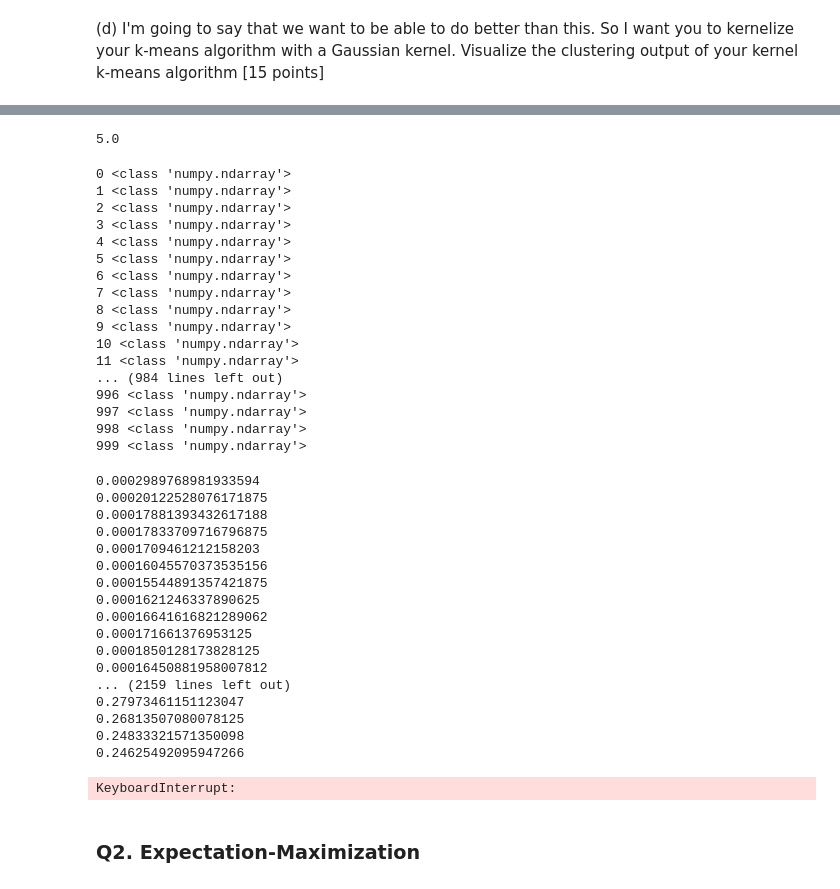
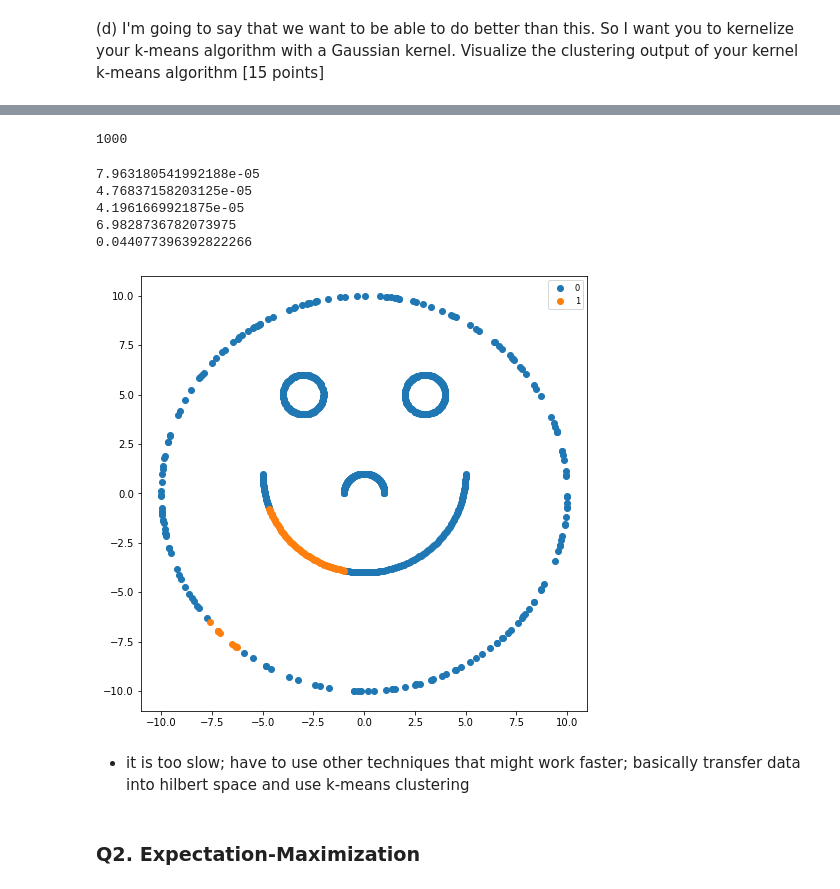
Before and after one commit to sunil-dhaka/ml-course-work, a Jupyter notebook: assign4.ipynb, the cells around one changed output, grey strips where cells are left out. Cells and saved outputs as stored; diff of their text form; code cells hidden in the pictures.

Commit message:
modify kernel dist to work much more fatster; but still it is too slow

```diff
--- a/assign4.ipynb
+++ b/assign4.ipynb
@@ -319,31 +311,3 @@ pair_kernel_dist(X[0,],X[3,])
-# %%
-return_array=np.empty(5)
-for i in range(5):
-    return_array[i]=1
-np.sum(return_array)
-# %% [output]
-5.0
-# %%
-for i,point1 in enumerate(X):
-    print(i,type(point1))
-# %% [output]
-0 <class 'numpy.ndarray'>
-1 <class 'numpy.ndarray'>
-2 <class 'numpy.ndarray'>
-3 <class 'numpy.ndarray'>
-4 <class 'numpy.ndarray'>
-5 <class 'numpy.ndarray'>
-6 <class 'numpy.ndarray'>
-7 <class 'numpy.ndarray'>
-8 <class 'numpy.ndarray'>
-9 <class 'numpy.ndarray'>
-10 <class 'numpy.ndarray'>
-11 <class 'numpy.ndarray'>
-... (984 lines left out)
-996 <class 'numpy.ndarray'>
-997 <class 'numpy.ndarray'>
-998 <class 'numpy.ndarray'>
-999 <class 'numpy.ndarray'>
 # %%
 from time import time
 # set this variable to change lambda in guassian kernel
@@ -494,3 +458,7 @@ def get_kernel_KMeans_clusters(X,n_cluster=4,init_style='k-means',n_iter=2):
     return tmp_cluster_assign
     # return cluster ids for each of the data points in X with some history info
     # return {'final':tmp_cluster_assign,'history':cluster_history,'iter-count':iter_count,}#'wacc-history':wacc_history,'final-centroids':curr_centroids,'start-centroid':init_centroids_index}
+# %%
+len(X)
+# %% [output]
+1000
@@ -497,24 +623,14 @@ def get_kernel_KMeans_clusters(X,n_cluster=4,init_style='k-means',n_iter=2):
 # %%
-plot_clusters(X,get_kernel_KMeans_clusters(X,n_cluster=2),n_cluster=2)
+plot_clusters(X,get_kernel_KMeans_clusters(X,n_cluster=2,n_iter=2,init_style='k-means++'),n_cluster=2)
 # %% [output]
-0.0002989768981933594
-0.00020122528076171875
-0.00017881393432617188
-0.00017833709716796875
-0.0001709461212158203
-0.00016045570373535156
-0.00015544891357421875
-0.0001621246337890625
-0.00016641616821289062
-0.000171661376953125
-0.0001850128173828125
-0.00016450881958007812
-... (2159 lines left out)
-0.27973461151123047
-0.26813507080078125
-0.24833321571350098
-0.24625492095947266
+7.963180541992188e-05
+4.76837158203125e-05
+4.1961669921875e-05
+6.9828736782073975
+0.044077396392822266
-KeyboardInterrupt:
+[figure, added]
+# %% [markdown]
+- it is too slow; have to use other techniques that might work faster; basically transfer data into hilbert space and use k-means clustering
 # %% [markdown]
 ### Q2. Expectation-Maximization
 # %% [markdown]
```
Also changed, not shown: parts of 10 cells of this notebook.
